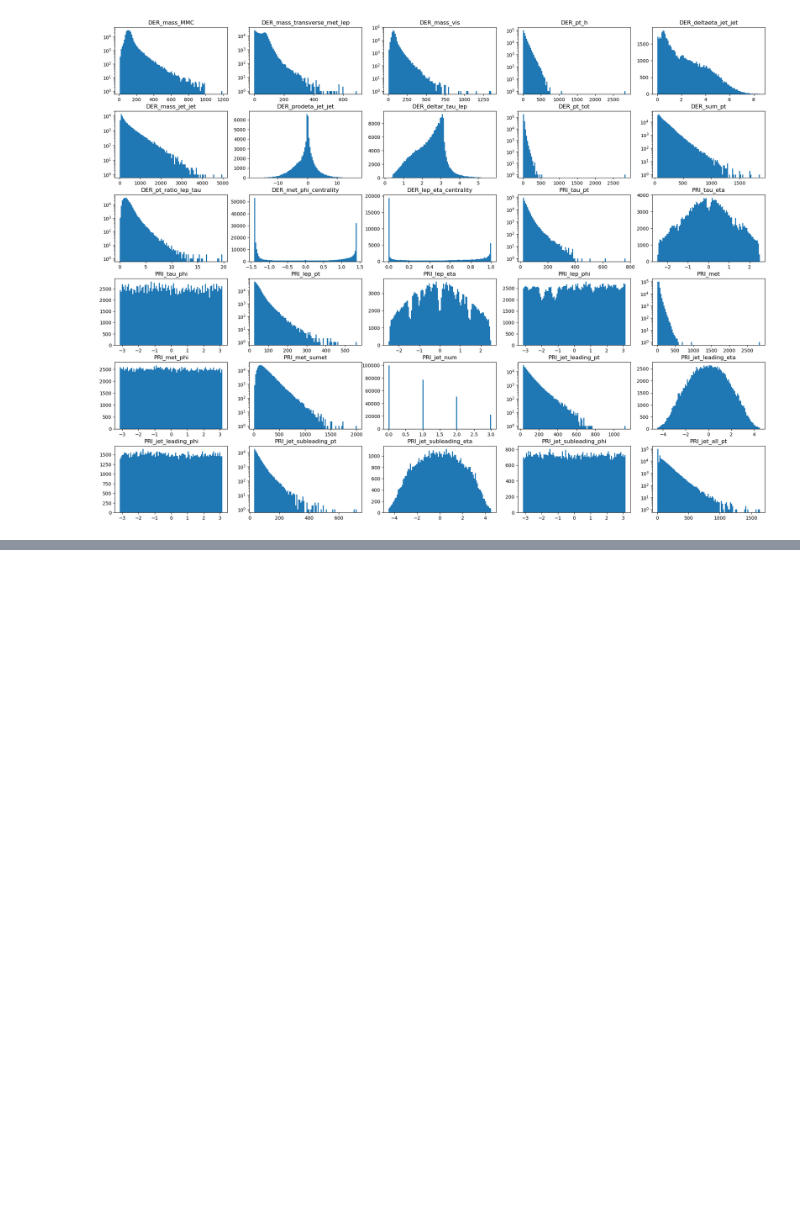
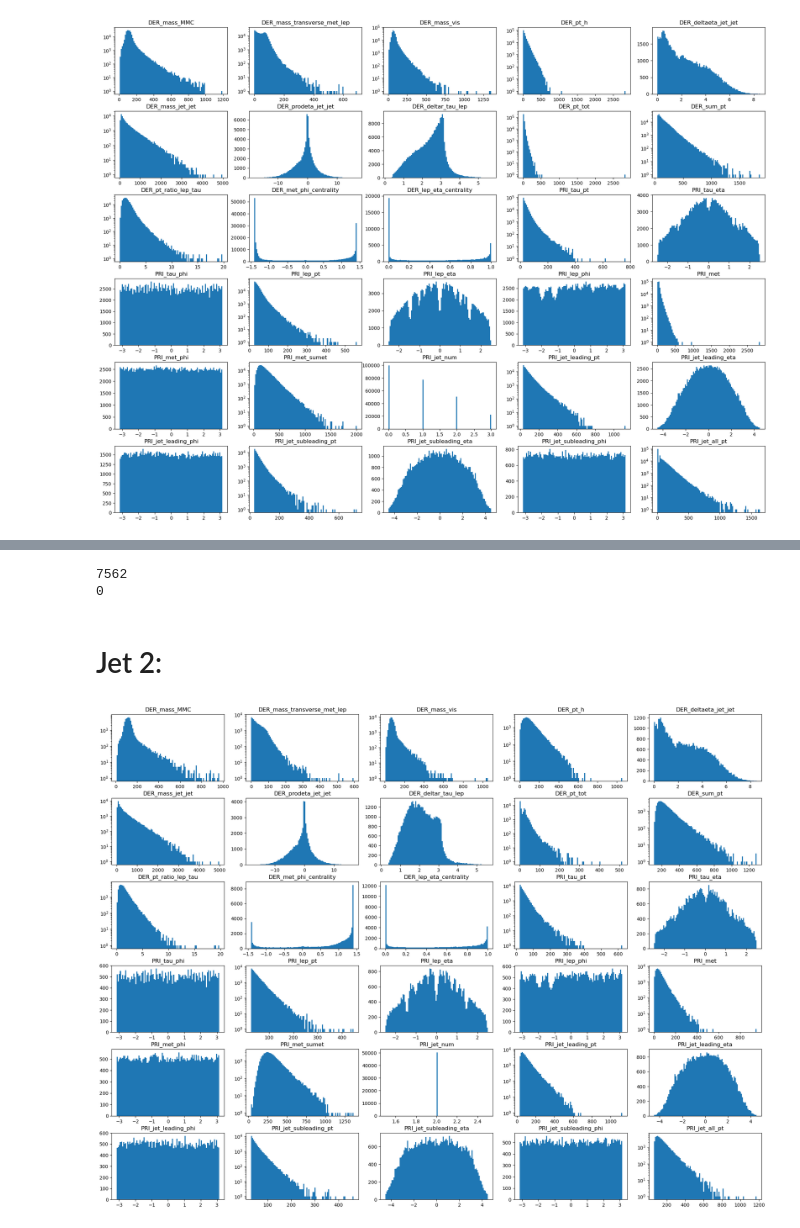
Before and after one commit to CS-433/ml-project-1-los_caballeros_de_bogota, a Jupyter notebook: notebooks/data_analysis.ipynb, the cells around one changed output, grey strips where cells are left out. Cells and saved outputs as stored; diff of their text form; code cells hidden in the pictures; blank space fills up the shorter version.

```diff
--- a/notebooks/data_analysis.ipynb
+++ b/notebooks/data_analysis.ipynb
@@ -40,0 +95,6 @@ for i, feature in enumerate(feature_names):
+# %%
+print(np.sum(x_jet_1[:,0] == -999.0))
+print(np.sum(x_jet_1[:,1:] == -999.0))
+# %% [output]
+7562
+0
@@ -40,0 +107,17 @@ for i, feature in enumerate(feature_names):
+# %% [markdown]
+# Jet 2:
+# %%
+x_jet_2 = x[x[:,22]==2,:]
+# %%
+fig, axs = plt.subplots(nrows=6, ncols=5, figsize=(20,15))
+fig.tight_layout(pad=1.5)
+axs = axs.ravel()
+
+for i, feature in enumerate(feature_names):
+    mask = np.logical_not(x_jet_2[:,i] == -999.0)
+    axs[i].hist(x_jet_2[mask,i], bins=100)
+    axs[i].set_title(feature)
+    if i in [0, 1, 2, 3, 5, 8, 9, 10, 13, 16, 19, 21, 23, 26, 29]:
+        axs[i].set_yscale('log')
+# %% [output]
+[figure, added]
```
Also changed, not shown: parts of 24 cells of this notebook, 4 other files.
